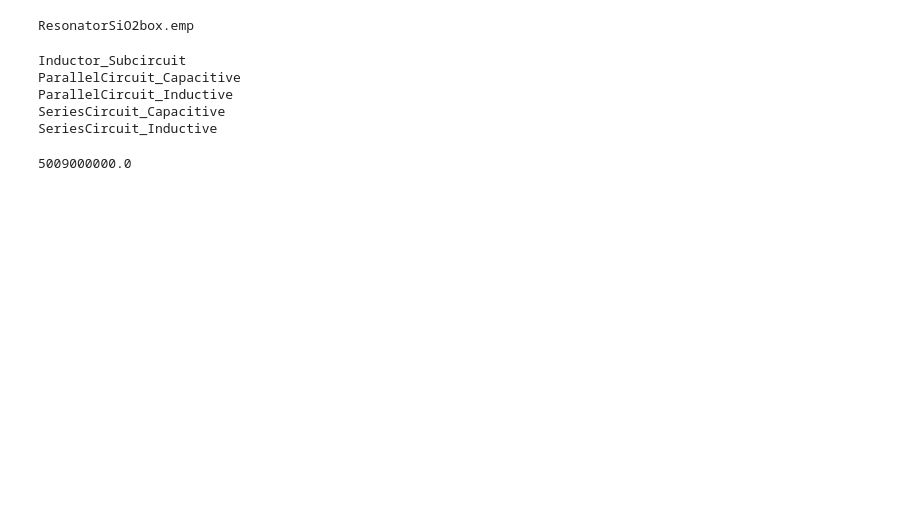
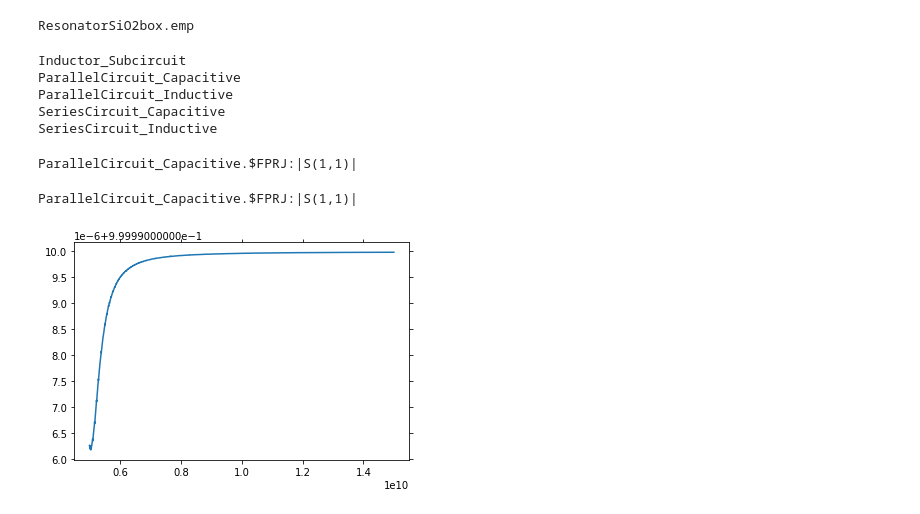
Before and after one commit to sergeiz2/koubit-research, a Jupyter notebook: ResonatorSensitivity/AWRDE_Tests.ipynb, the cells around one changed output. Cells and saved outputs as stored; diff of their text form; code cells hidden in the pictures; blank space fills up the shorter version.

Commit message:
Created AWRDE_Tests.ipynb/.py, S11_basics.ipynb

```diff
--- a/ResonatorSensitivity/AWRDE_Tests.ipynb
+++ b/ResonatorSensitivity/AWRDE_Tests.ipynb
@@ -21,7 +70,3 @@ ParallelCircuit_Capacitive
 ParallelCircuit_Inductive
 SeriesCircuit_Capacitive
 SeriesCircuit_Inductive
-# %%
-print(awrde.Project.Frequencies.Item(10).Value)
-# %% [output]
-5009000000.0
@@ -31,0 +73,35 @@ for ind in range(awrde.Project.Frequencies.Count):
+# %%
+awrde.Project.Simulator.Analyze()
+
+graph_name = awrde.Project.Graphs.Item(2).Name
+graph = awrde.Project.Graphs(graph_name)
+meas = graph.Measurements[0]
+
+print(meas.Name)
+# %% [output]
+ParallelCircuit_Capacitive.$FPRJ:|S(1,1)|
+# %%
+awrde.Project.Simulator.Analyze()
+
+graph_name = awrde.Project.Graphs.Item(2).Name
+graph = awrde.Project.Graphs(graph_name)
+meas = graph.Measurements[0]
+
+print(meas.Name)
+
+num_pts = meas.XPointCount
+xs = ys = np.zeros(num_pts)
+
+xs = meas.XValues
+ys = meas.YValues(1)
+
+fig = plt.figure()
+
+ax = plt.subplot(1,1,1)
+ax.cla()
+ax.plot(xs, ys)
+
+plt.show()
+# %% [output]
+ParallelCircuit_Capacitive.$FPRJ:|S(1,1)|
+[figure, added]
```
Also changed, not shown: parts of 7 cells of this notebook, 2 other files.
